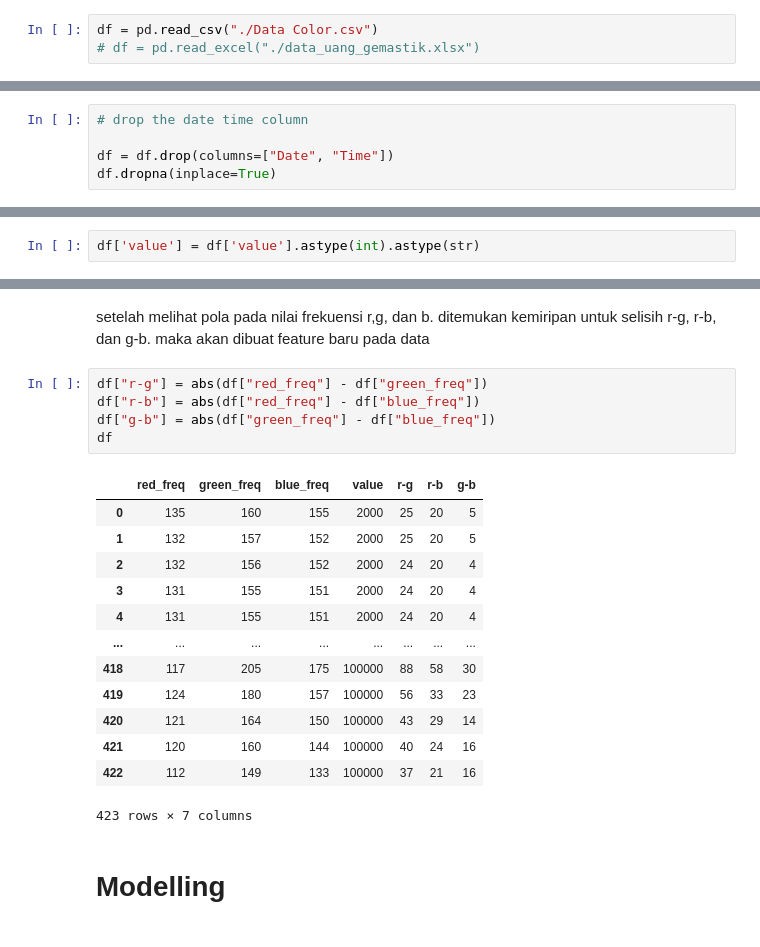
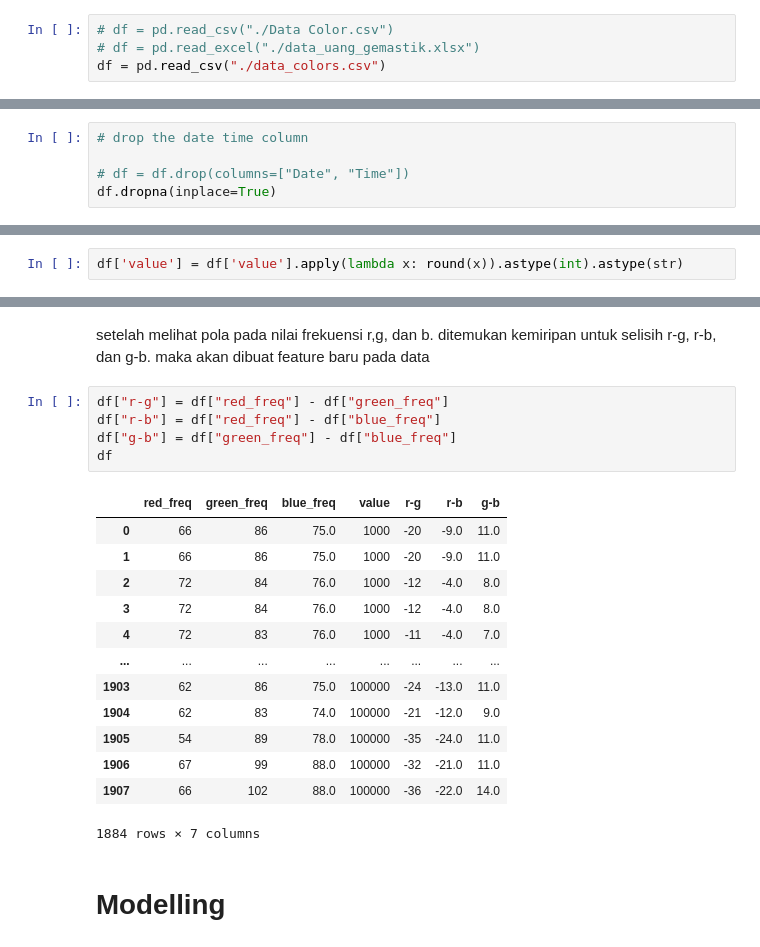
Before and after one commit to Infastq/infastq-api, a Jupyter notebook: api/ml_models/model.ipynb, the cells around one changed output, grey strips where cells are left out. Drawn from its saved outputs; the diff is of its cells as text.

```diff
--- a/api/ml_models/model.ipynb
+++ b/api/ml_models/model.ipynb
@@ -10,8 +10,9 @@ from xgboost import XGBClassifier
 # %% [markdown]
 ## import data csv
 # %%
-df = pd.read_csv("./Data Color.csv")
+# df = pd.read_csv("./Data Color.csv")
 # df = pd.read_excel("./data_uang_gemastik.xlsx")
+df = pd.read_csv("./data_colors.csv")
 # %%
 df
 # %% [output]
@@ -45,7 +44,7 @@ dtype: object
 # %%
 # drop the date time column
 
-df = df.drop(columns=["Date", "Time"])
+# df = df.drop(columns=["Date", "Time"])
 df.dropna(inplace=True)
 # %%
 display(df)
@@ -66,5 +65,5 @@ display(df)
 # %%
-df['value'] = df['value'].astype(int).astype(str)
+df['value'] = df['value'].apply(lambda x: round(x)).astype(int).astype(str)
 # %%
 for i in df.columns:
     sns.displot(data=df[i], color="red")
@@ -102,24 +101,24 @@ from sklearn.preprocessing import MinMaxScaler
 # %% [markdown]
 setelah melihat pola pada nilai frekuensi r,g, dan b. ditemukan kemiripan untuk selisih r-g, r-b, dan g-b. maka akan dibuat feature baru pada data
 # %%
-df["r-g"] = abs(df["red_freq"] - df["green_freq"])
-df["r-b"] = abs(df["red_freq"] - df["blue_freq"])
-df["g-b"] = abs(df["green_freq"] - df["blue_freq"])
+df["r-g"] = df["red_freq"] - df["green_freq"]
+df["r-b"] = df["red_freq"] - df["blue_freq"]
+df["g-b"] = df["green_freq"] - df["blue_freq"]
 df
 # %% [output]
 |  | red_freq | green_freq | blue_freq | value | r-g | r-b | g-b |
-| 0 | 135 | 160 | 155 | 2000 | 25 | 20 | 5 |
-| 1 | 132 | 157 | 152 | 2000 | 25 | 20 | 5 |
-| 2 | 132 | 156 | 152 | 2000 | 24 | 20 | 4 |
-| 3 | 131 | 155 | 151 | 2000 | 24 | 20 | 4 |
-| 4 | 131 | 155 | 151 | 2000 | 24 | 20 | 4 |
+| 0 | 66 | 86 | 75.0 | 1000 | -20 | -9.0 | 11.0 |
+| 1 | 66 | 86 | 75.0 | 1000 | -20 | -9.0 | 11.0 |
+| 2 | 72 | 84 | 76.0 | 1000 | -12 | -4.0 | 8.0 |
+| 3 | 72 | 84 | 76.0 | 1000 | -12 | -4.0 | 8.0 |
+| 4 | 72 | 83 | 76.0 | 1000 | -11 | -4.0 | 7.0 |
 | ... | ... | ... | ... | ... | ... | ... | ... |
-| 418 | 117 | 205 | 175 | 100000 | 88 | 58 | 30 |
-| 419 | 124 | 180 | 157 | 100000 | 56 | 33 | 23 |
-| 420 | 121 | 164 | 150 | 100000 | 43 | 29 | 14 |
-| 421 | 120 | 160 | 144 | 100000 | 40 | 24 | 16 |
-| 422 | 112 | 149 | 133 | 100000 | 37 | 21 | 16 |
+| 1903 | 62 | 86 | 75.0 | 100000 | -24 | -13.0 | 11.0 |
+| 1904 | 62 | 83 | 74.0 | 100000 | -21 | -12.0 | 9.0 |
+| 1905 | 54 | 89 | 78.0 | 100000 | -35 | -24.0 | 11.0 |
+| 1906 | 67 | 99 | 88.0 | 100000 | -32 | -21.0 | 11.0 |
+| 1907 | 66 | 102 | 88.0 | 100000 | -36 | -22.0 | 14.0 |
-423 rows × 7 columns
+1884 rows × 7 columns
 # %% [markdown]
 # Modelling
 # %%
```
Also changed, not shown: parts of 11 cells of this notebook, 3 other files.
